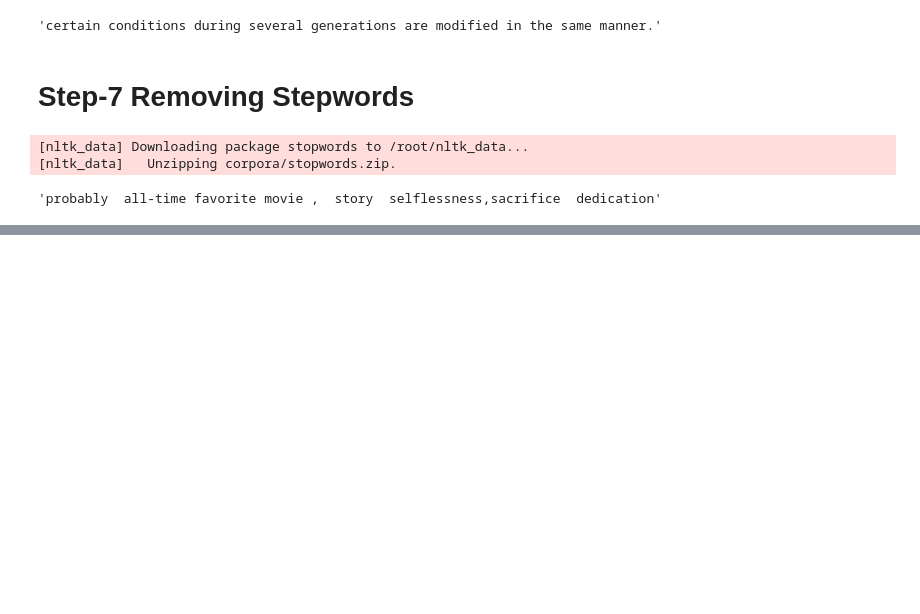
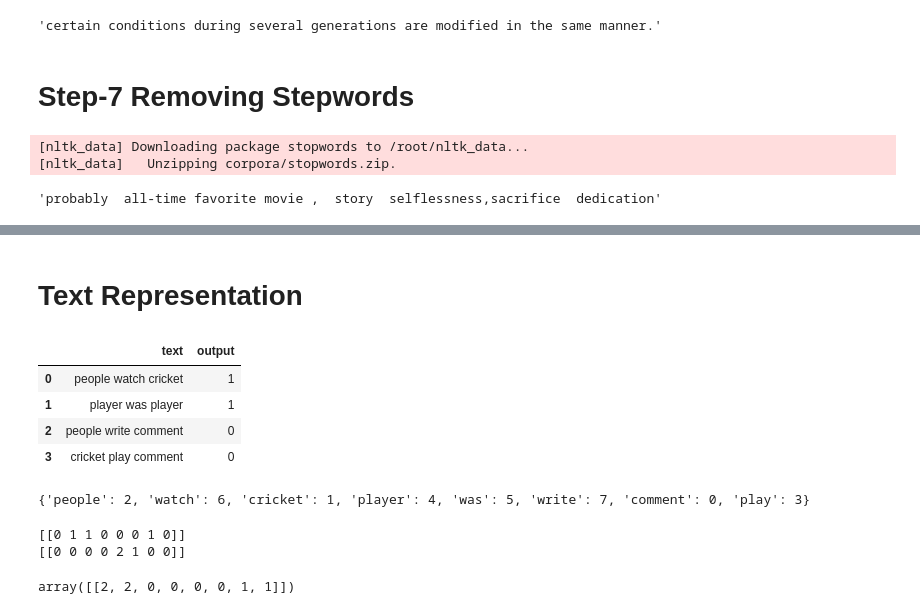
Before and after one commit to Ans365332/6may-file-example, a Jupyter notebook: NLP.ipynb, the cells around one changed output, grey strips where cells are left out. Cells and saved outputs as stored; diff of their text form; code cells hidden in the pictures; blank space fills up the shorter version.

```diff
--- a/NLP.ipynb
+++ b/NLP.ipynb
@@ -173,0 +326,2 @@ remove_stopwords('probably my all-time favorite movie , a story of selflessness,
+# %% [markdown]
+# Text Representation
@@ -173,0 +334,14 @@ remove_stopwords('probably my all-time favorite movie , a story of selflessness,
+# %%
+df=pd.DataFrame({'text':['people watch cricket',
+                         'player was player',
+                         'people write comment',
+                         'cricket play comment'],
+                 'output':[1,1,0,0]})
+# %%
+df
+# %% [output]
+|  | text | output |
+| 0 | people watch cricket | 1 |
+| 1 | player was player | 1 |
+| 2 | people write comment | 0 |
+| 3 | cricket play comment | 0 |
@@ -173,0 +361,15 @@ remove_stopwords('probably my all-time favorite movie , a story of selflessness,
+# %%
+# vocab
+print(cv.vocabulary_)
+# %% [output]
+{'people': 2, 'watch': 6, 'cricket': 1, 'player': 4, 'was': 5, 'write': 7, 'comment': 0, 'play': 3}
+# %%
+print(bow[0].toarray())
+print(bow[1].toarray())
+# %% [output]
+[[0 1 1 0 0 0 1 0]]
+[[0 0 0 0 2 1 0 0]]
+# %%
+cv.transform(["cricket watch and write comment of cricket comment"]).toarray()
+# %% [output]
+array([[2, 2, 0, 0, 0, 0, 1, 1]])
```
Also changed, not shown: parts of 43 cells of this notebook.
